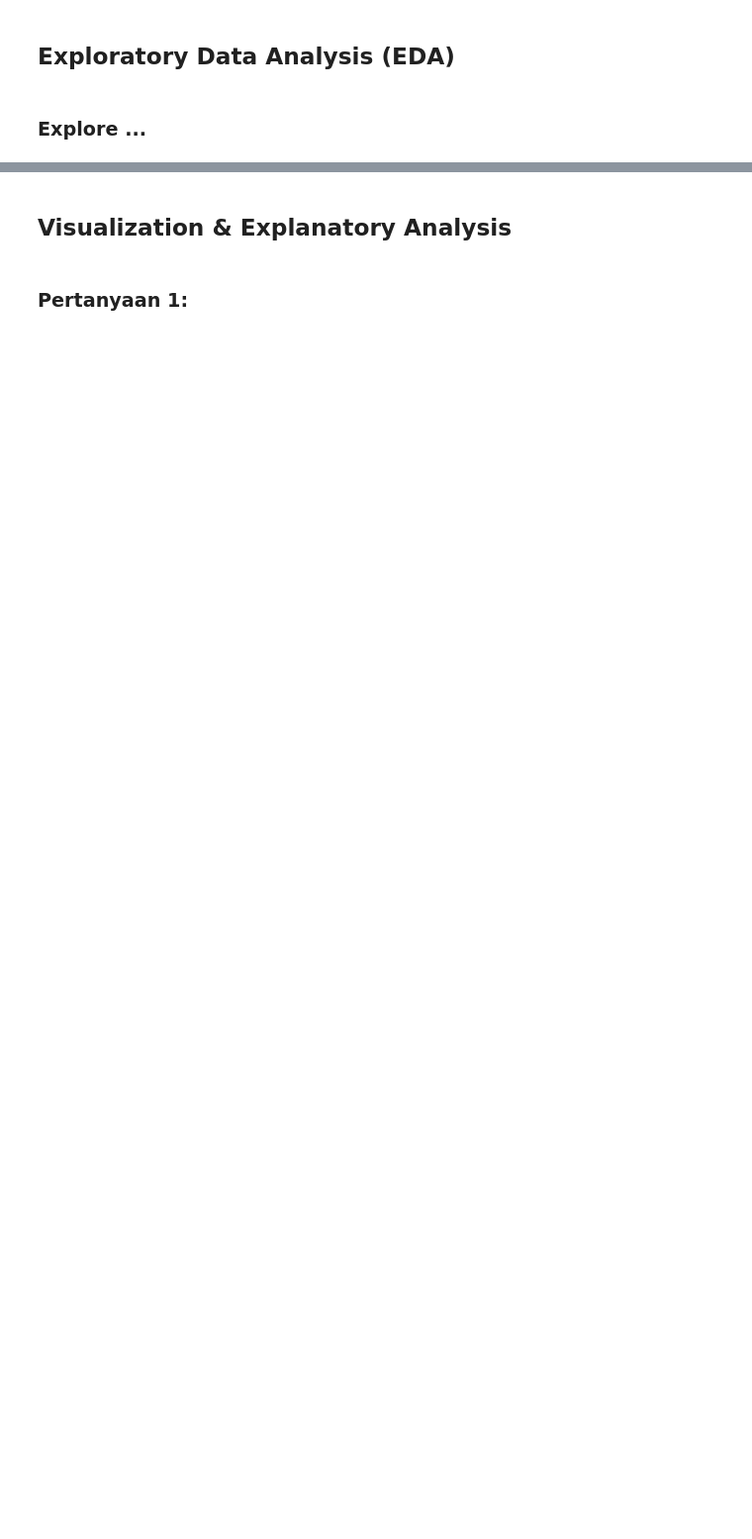
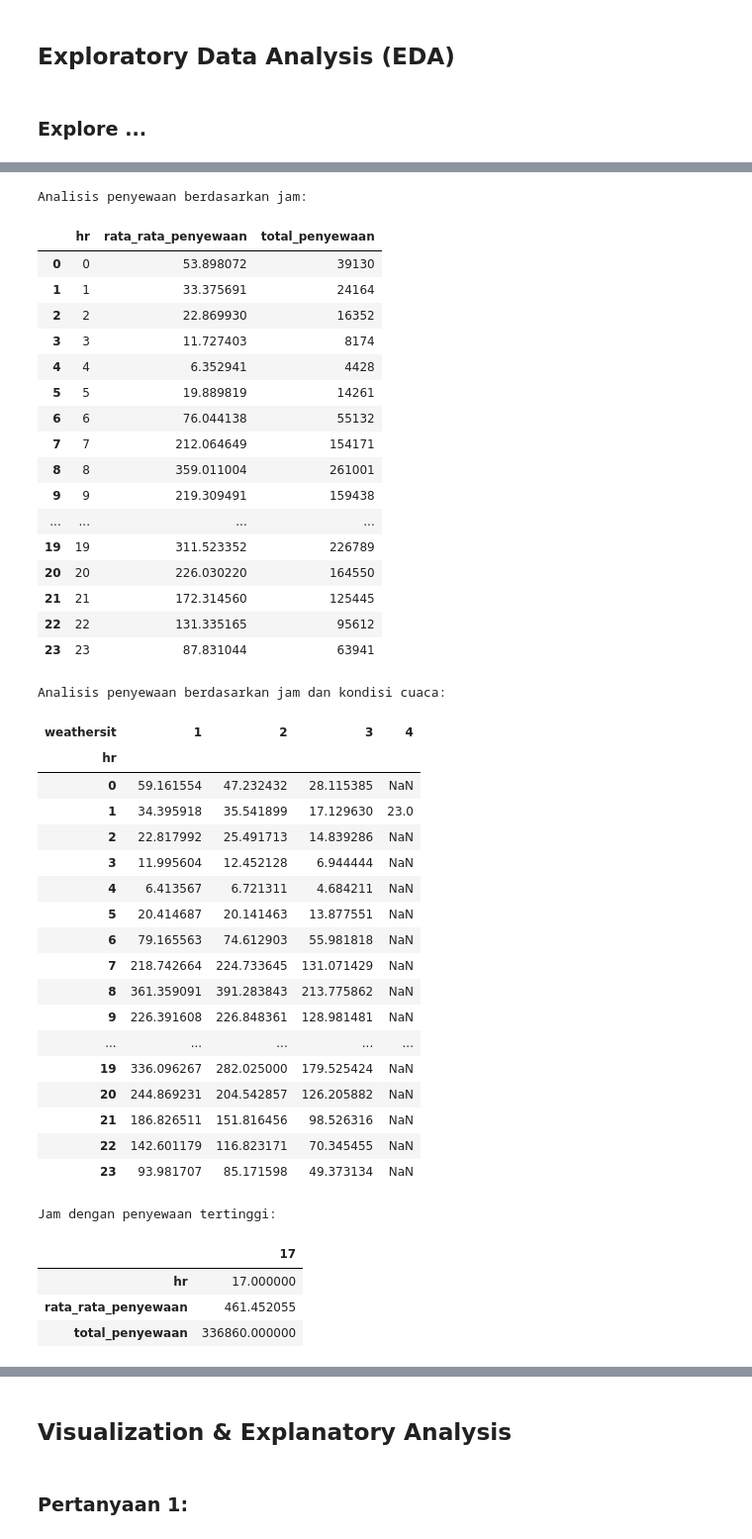
Before and after one commit to fadhilahnaufal/bike-sharing-analysis, a Jupyter notebook: notebook.ipynb, the cells around one changed output, grey strips where cells are left out. Shown at 99% size. Drawn from its saved outputs; the diff is of its cells as text; code cells hidden in the pictures; blank space fills up the shorter version.

```diff
--- a/notebook.ipynb
+++ b/notebook.ipynb
@@ -274,0 +338,80 @@ data hour
+# %%
+# 2. Analisis Pola Penyewaan Sepeda Berdasarkan Jam dan Kondisi Cuaca
+
+# Rata-rata penyewaan berdasarkan jam
+hour_analysis = hour_df.groupby("hr").agg(
+    rata_rata_penyewaan=("cnt", "mean"),
+    total_penyewaan=("cnt", "sum")
+).reset_index()
+
+print("Analisis penyewaan berdasarkan jam:")
+display(hour_analysis)
+
+# Rata-rata penyewaan berdasarkan jam dan kondisi cuaca
+hour_weather_analysis = hour_df.pivot_table(
+    values="cnt",
+    index="hr",
+    columns="weathersit",
+    aggfunc="mean"
+)
+
+print("\nAnalisis penyewaan berdasarkan jam dan kondisi cuaca:")
+display(hour_weather_analysis)
+
+# Menentukan jam dengan rata-rata penyewaan tertinggi dan terendah
+jam_tertinggi = hour_analysis.loc[
+    hour_analysis["rata_rata_penyewaan"].idxmax()
+]
+
+jam_terendah = hour_analysis.loc[
+    hour_analysis["rata_rata_penyewaan"].idxmin()
+]
+
+print("\nJam dengan penyewaan tertinggi:")
+display(jam_tertinggi)
+
+print("\nJam dengan penyewaan terendah:")
+display(jam_terendah)
+# %% [output]
+Analisis penyewaan berdasarkan jam:
+|  | hr | rata_rata_penyewaan | total_penyewaan |
+| 0 | 0 | 53.898072 | 39130 |
+| 1 | 1 | 33.375691 | 24164 |
+| 2 | 2 | 22.869930 | 16352 |
+| 3 | 3 | 11.727403 | 8174 |
+| 4 | 4 | 6.352941 | 4428 |
+| 5 | 5 | 19.889819 | 14261 |
+| 6 | 6 | 76.044138 | 55132 |
+| 7 | 7 | 212.064649 | 154171 |
+| 8 | 8 | 359.011004 | 261001 |
+| 9 | 9 | 219.309491 | 159438 |
+| ... | ... | ... | ... |
+| 19 | 19 | 311.523352 | 226789 |
+| 20 | 20 | 226.030220 | 164550 |
+| 21 | 21 | 172.314560 | 125445 |
+| 22 | 22 | 131.335165 | 95612 |
+| 23 | 23 | 87.831044 | 63941 |
+Analisis penyewaan berdasarkan jam dan kondisi cuaca:
+| weathersit | 1 | 2 | 3 | 4 |
+| hr |  |  |  |  |
+| 0 | 59.161554 | 47.232432 | 28.115385 | NaN |
+| 1 | 34.395918 | 35.541899 | 17.129630 | 23.0 |
+| 2 | 22.817992 | 25.491713 | 14.839286 | NaN |
+| 3 | 11.995604 | 12.452128 | 6.944444 | NaN |
+| 4 | 6.413567 | 6.721311 | 4.684211 | NaN |
+| 5 | 20.414687 | 20.141463 | 13.877551 | NaN |
+| 6 | 79.165563 | 74.612903 | 55.981818 | NaN |
+| 7 | 218.742664 | 224.733645 | 131.071429 | NaN |
+| 8 | 361.359091 | 391.283843 | 213.775862 | NaN |
+| 9 | 226.391608 | 226.848361 | 128.981481 | NaN |
+| ... | ... | ... | ... | ... |
+| 19 | 336.096267 | 282.025000 | 179.525424 | NaN |
+| 20 | 244.869231 | 204.542857 | 126.205882 | NaN |
+| 21 | 186.826511 | 151.816456 | 98.526316 | NaN |
+| 22 | 142.601179 | 116.823171 | 70.345455 | NaN |
+| 23 | 93.981707 | 85.171598 | 49.373134 | NaN |
+Jam dengan penyewaan tertinggi:
+|  | 17 |
+| hr | 17.000000 |
+| rata_rata_penyewaan | 461.452055 |
+| total_penyewaan | 336860.000000 |
```
Also changed, not shown: parts of 55 cells of this notebook.
